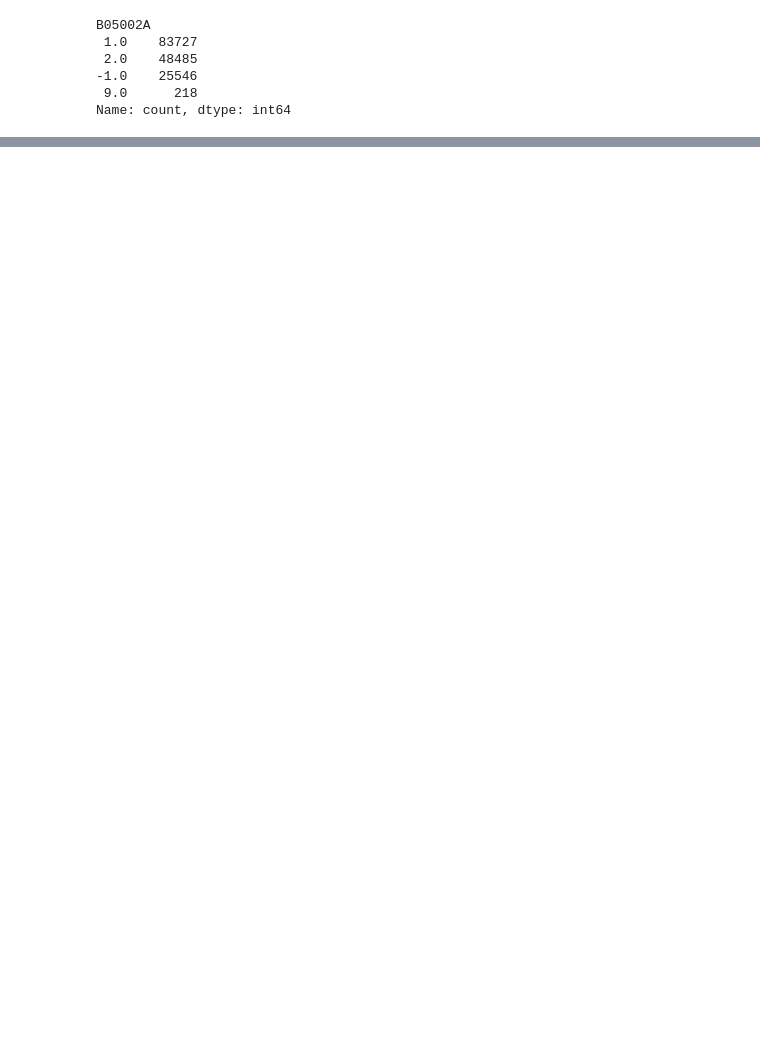
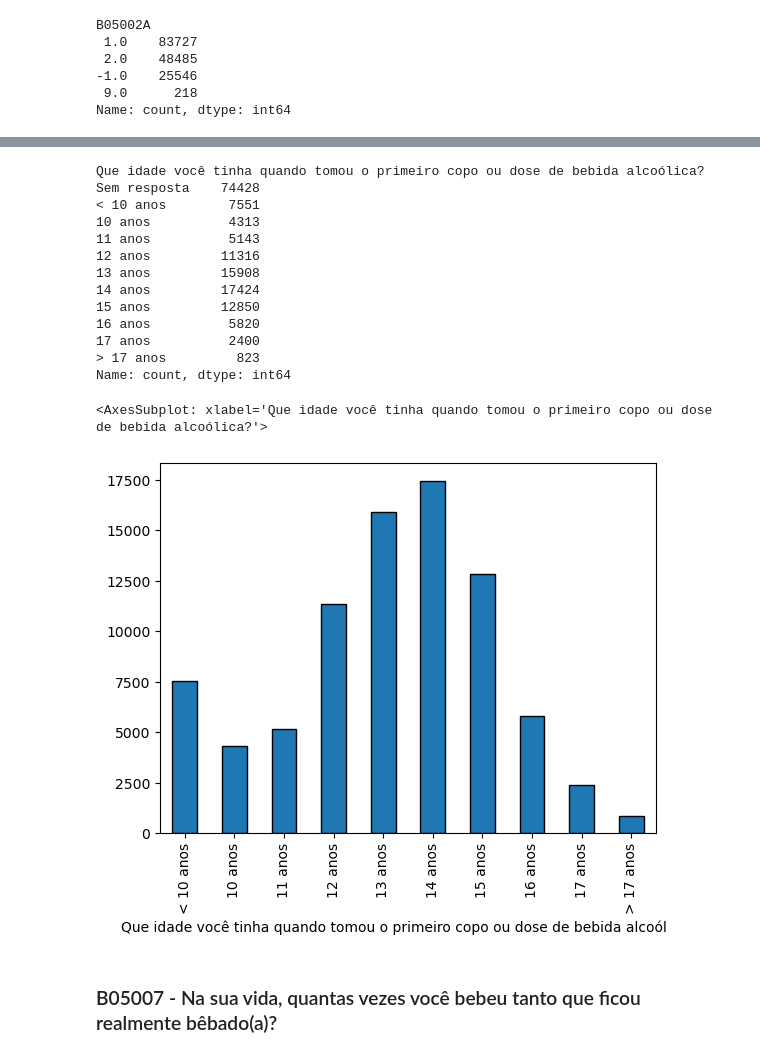
Before and after one commit to GustavoEmanuel901/lainfs-pense-repository, a Jupyter notebook: Dados_Pense.ipynb, the cells around one changed output, grey strips where cells are left out. Saved outputs shown, nothing was run; the diff lists cells and outputs as text; code cells hidden in the pictures; blank space fills up the shorter version.

```diff
--- a/Dados_Pense.ipynb
+++ b/Dados_Pense.ipynb
@@ -2648,0 +2839,21 @@ Name: count, dtype: int64
+# %%
+print(df['B05003A'].rename("Que idade você tinha quando tomou o primeiro copo ou dose de bebida alcoólica?").value_counts().sort_index().rename(index=mapa_idades_cig))
+df['B05003A'].rename("Que idade você tinha quando tomou o primeiro copo ou dose de bebida alcoólica?").value_counts().drop(0).sort_index().rename(index=mapa_idades_cig).plot(kind='bar', edgecolor='black', rot=90)
+# %% [output]
+Que idade você tinha quando tomou o primeiro copo ou dose de bebida alcoólica?
+Sem resposta    74428
+< 10 anos        7551
+10 anos          4313
+11 anos          5143
+12 anos         11316
+13 anos         15908
+14 anos         17424
+15 anos         12850
+16 anos          5820
+17 anos          2400
+> 17 anos         823
+Name: count, dtype: int64
+<AxesSubplot: xlabel='Que idade você tinha quando tomou o primeiro copo ou dose de bebida alcoólica?'>
+[figure, added]
+# %% [markdown]
+### B05007 - Na sua vida, quantas vezes você bebeu tanto que ficou realmente bêbado(a)?
```
Also changed, not shown: parts of 148 cells of this notebook.
